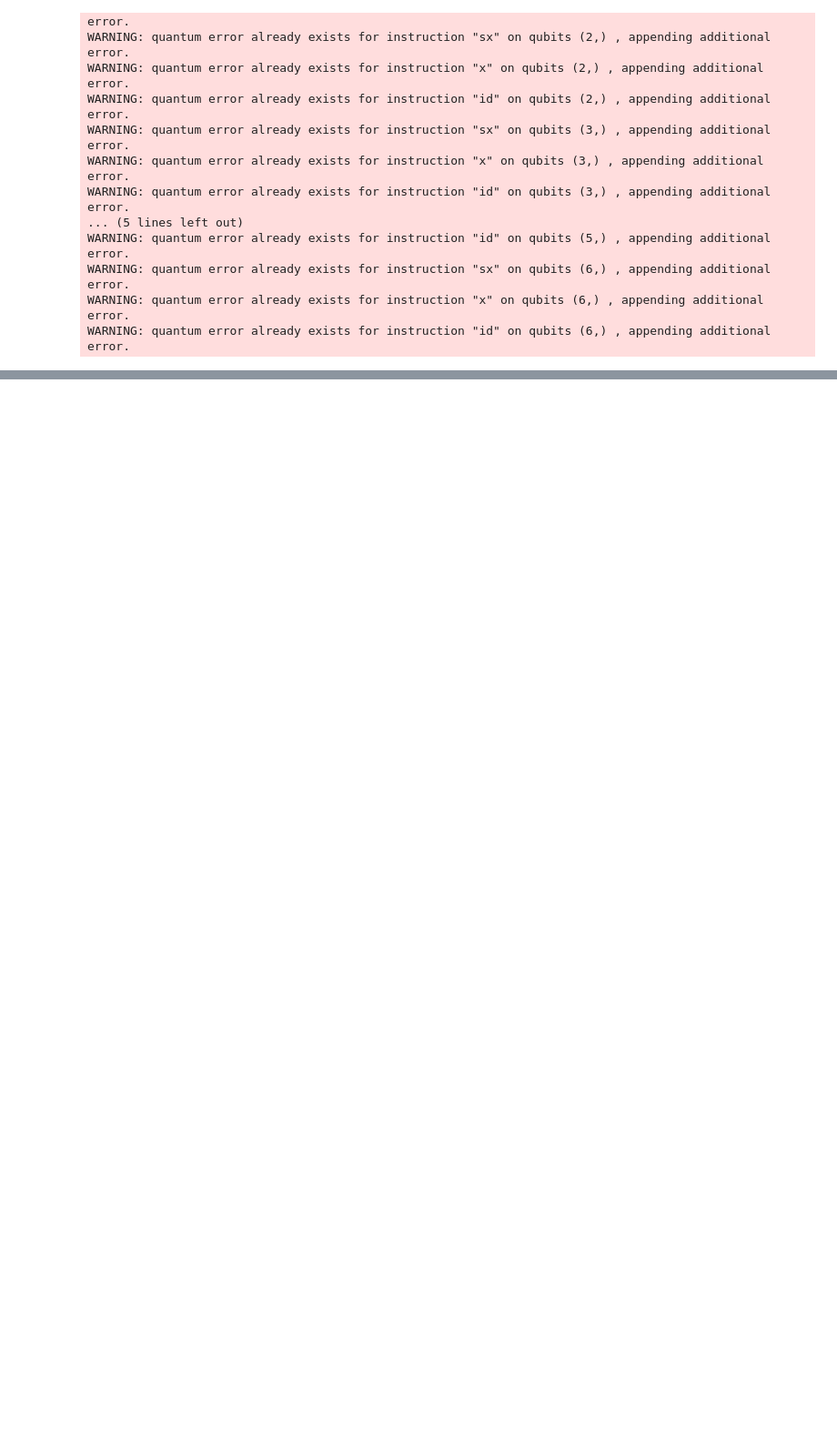
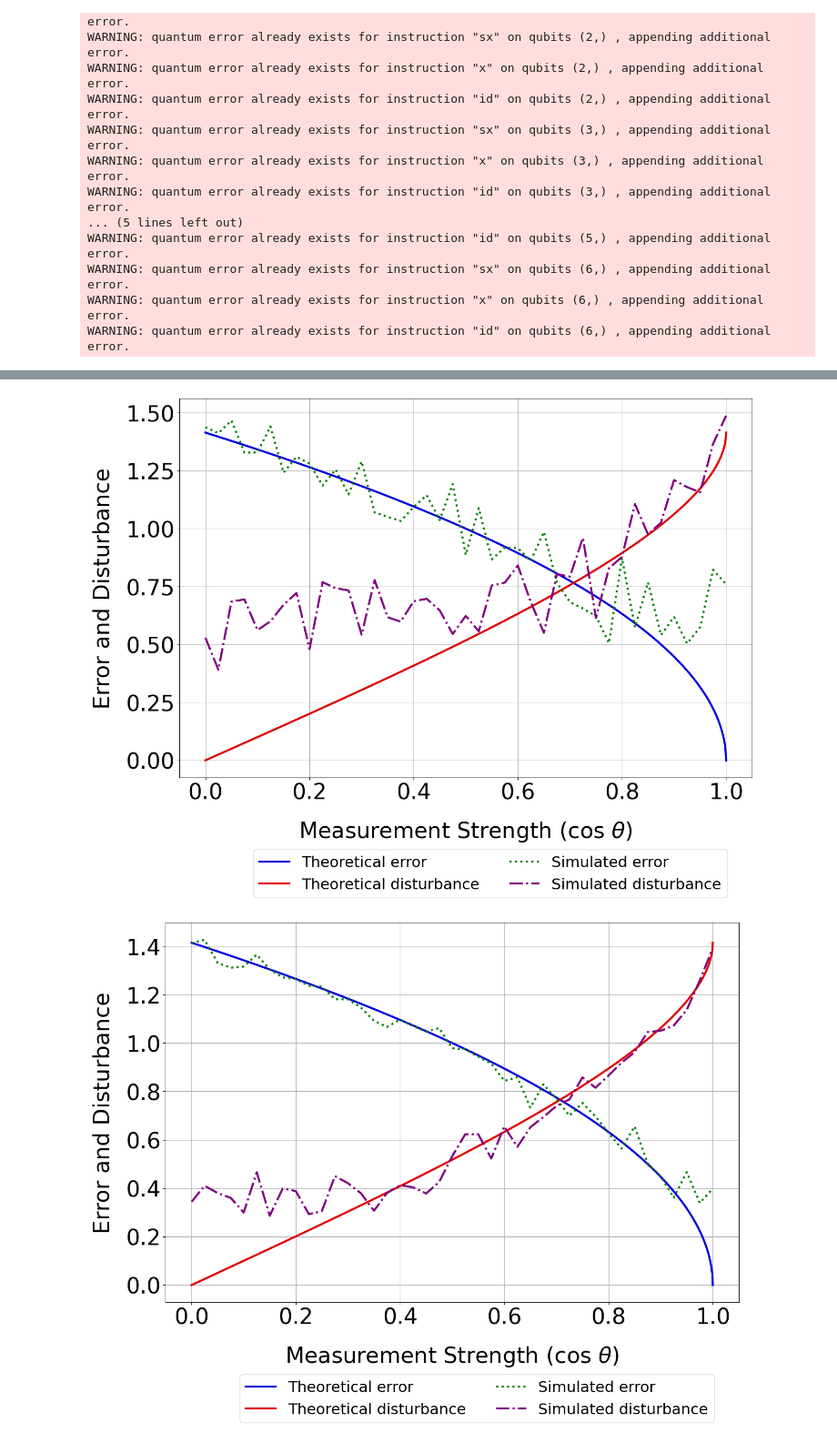
Before and after one commit to Notreal-Chunibyo/Error-disturbance-and-nonlocal-by-IBMQ, a Jupyter notebook: EDR_Circuit_and_Simulation.ipynb, the cells around one changed output, grey strips where cells are left out. Shown at 91% size. Saved outputs shown, nothing was run; the diff lists cells and outputs as text; code cells hidden in the pictures; blank space fills up the shorter version.

```diff
--- a/EDR_Circuit_and_Simulation.ipynb
+++ b/EDR_Circuit_and_Simulation.ipynb
@@ -33,7 +33,7 @@ def circmake(probe,groups,points,backend):
                       qiskit.QuantumRegister(1, name="Probe_Z"),
                       qiskit.ClassicalRegister(4, name="readout"))
 
-            mez=np.arccos(0.0+1/(points-1)*i)
+            mez=np.arccos(np.sqrt(0.0+1/(points-1)*i))
 
             circ.rz(-np.pi,1)
             circ.sx(1)
@@ -162,8 +162,8 @@ def measurement_strength_range_plot(sim_result, points):
 #    plt.errorbar(strength1, exp_result[0], yerr=exp_result[1], elinewidth=1 ,color="b",fmt="^",ms=15,mec="b",capsize=5,capthick=2,label='Experiment error')
 #    plt.errorbar(strength1, exp_result[2], yerr=exp_result[3], elinewidth=1 ,color="r",fmt="d",ms=17,mec="r",capsize=5,capthick=2,label='Experiment disturbance')
 
-    plt.plot(strength2, sim_result[0], lw=3, ls="--" ,color="g",label='Simulated error')
-    plt.plot(strength2, sim_result[2], lw=3, ls="--" ,color="purple",label='Simulated disturbance')
+    plt.plot(np.sqrt(strength2), sim_result[0], lw=3, ls=":" ,color="g",label='Simulated error')
+    plt.plot(np.sqrt(strength2), sim_result[2], lw=3, ls="-." ,color="purple",label='Simulated disturbance')
 
 #    plt.errorbar(endata[0],endata[1], yerr=endata[3], elinewidth=1 ,color="g",fmt="^",ms=15,mec="g",capsize=5,capthick=2,label='Optical error')
 #    plt.errorbar(endata[0],endata[2], yerr=endata[4], elinewidth=1 ,color="purple",fmt="d",ms=17,mec="purple",capsize=5,capthick=2,label='Optical disturbance')
@@ -281,7 +281,18 @@ WARNING: quantum error already exists for instruction "sx" on qubits (6,) , appe
 WARNING: quantum error already exists for instruction "x" on qubits (6,) , appending additional error.
 WARNING: quantum error already exists for instruction "id" on qubits (6,) , appending additional error.
 # %%
-qnoise_model = qiskit_aer.noise.NoiseModel.from_backend(fakebackend,temperature=50)
-error_1 = qiskit_aer.noise.phase_amplitude_damping_error(0.01, 0.01)
-qnoise_model.add_quantum_error(error_1, ['sx', 'x',"id"], [1])
-sim_job = fakebackend.run(circs, noise_model = qnoise_model ,shots=shots).result()
+shots_lists = np.array([1000,10000,100000],dtype=int)
+probe_strength = 0.1
+groups = 10
+backend = qsimbackend
+points = 41
+
+circs = circmake(probe_strength,groups,points,fakebackend)
+noise_model = qiskit_aer.noise.NoiseModel(basis_gates=['cx', 'delay', 'id', 'measure', 'reset', 'rz', 'sx', 'x'])
+
+sim_results = []
+for shots in shots_lists:
+
+    sim_job = fakebackend.run(circs, noise_model = noise_model ,shots=shots).result()
+    raw_error,raw_disturb = get_ed(sim_job)
+    sim_results.append(get_plot_data(raw_error,raw_disturb,points))
@@ -292,9 +298,0 @@ WARNING: quantum error already exists for instruction "id" on qubits (1,) , appe
-# %%
-shots = 10000
-probe_strength = 0.1
-groups = 10
-backend = fakebackend
-points = 11
-
-circs = circmake(probe_strength,groups,points,backend)
-sim_job = fakebackend.run(circs, noise_model = qnoise_model ,shots=shots).result()
@@ -305,0 +299,6 @@ sim_result = get_plot_data(raw_error,raw_disturb)
+# %%
+for result in sim_results:
+    measurement_strength_range_plot(result, points)
+# %% [output]
+[figure, added]
+[figure, added]
```
Also changed, not shown: parts of 11 cells of this notebook.
